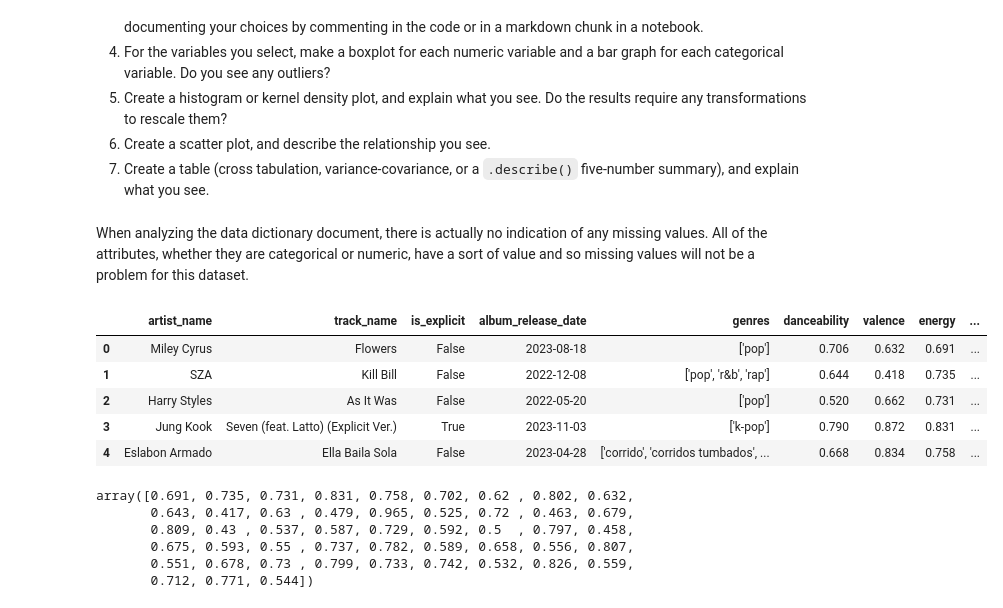
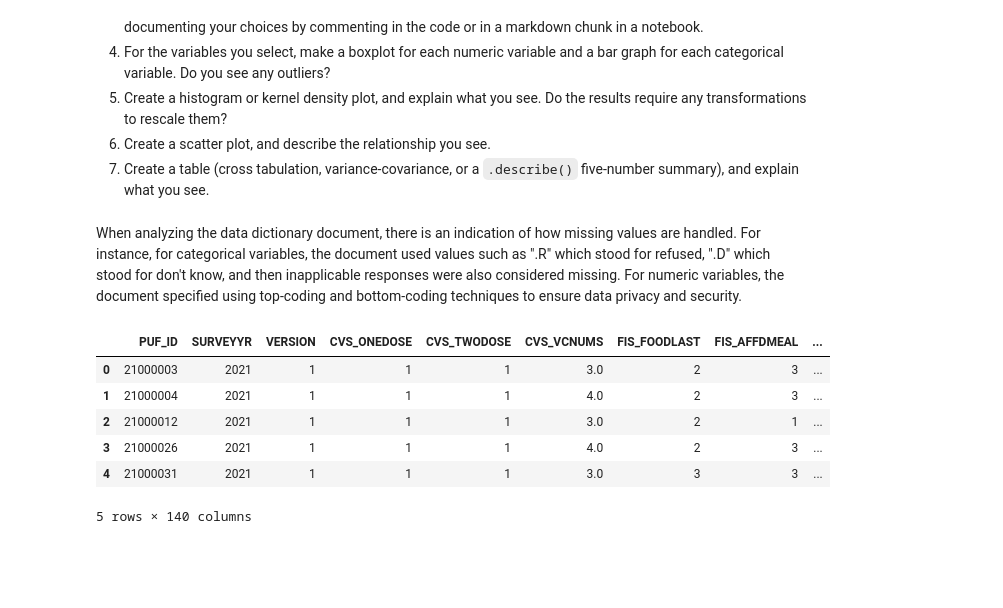
Before and after one commit to PavanVinja/visualization, a Jupyter notebook: assignment/assignment.ipynb, the cells around one changed output. Saved outputs shown, nothing was run; the diff lists cells and outputs as text; code cells hidden in the pictures; blank space fills up the shorter version.

```diff
--- a/assignment/assignment.ipynb
+++ b/assignment/assignment.ipynb
@@ -224,25 +224,16 @@ For some context, the Federal government ultimately spent about $4.4 trillion in
 6. Create a histogram or kernel density plot, and explain what you see. Do the results require any transformations to rescale them?
 7. Create a scatter plot, and describe the relationship you see.
 8. Create a table (cross tabulation, variance-covariance, or a `.describe()` five-number summary), and explain what you see.
-# %% [markdown]
-When analyzing the data dictionary document, there is actually no indication of any missing values. All of the attributes, whether they are categorical or numeric, have a sort of value and so missing values will not be a problem for this dataset.
+# %% [markdown]
+When analyzing the data dictionary document, there is an indication of how missing values are handled. For instance, for categorical variables, the document used values such as ".R" which stood for refused, ".D" which stood for don't know, and then inapplicable responses were also considered missing. For numeric variables, the document specified using top-coding and bottom-coding techniques to ensure data privacy and security.
 # %%
-df = pd.read_csv('./sample_data/top_50_2023.csv')
+df = pd.read_csv('./sample_data/puf2021_3_summer.csv')
 df.head()
 # %% [output]
-|  | artist_name | track_name | is_explicit | album_release_date | genres | danceability | valence | energy | ... |
-| 0 | Miley Cyrus | Flowers | False | 2023-08-18 | ['pop'] | 0.706 | 0.632 | 0.691 | ... |
-| 1 | SZA | Kill Bill | False | 2022-12-08 | ['pop', 'r&b', 'rap'] | 0.644 | 0.418 | 0.735 | ... |
-| 2 | Harry Styles | As It Was | False | 2022-05-20 | ['pop'] | 0.520 | 0.662 | 0.731 | ... |
-| 3 | Jung Kook | Seven (feat. Latto) (Explicit Ver.) | True | 2023-11-03 | ['k-pop'] | 0.790 | 0.872 | 0.831 | ... |
-| 4 | Eslabon Armado | Ella Baila Sola | False | 2023-04-28 | ['corrido', 'corridos tumbados', ... | 0.668 | 0.834 | 0.758 | ... |
+|  | PUF_ID | SURVEYYR | VERSION | CVS_ONEDOSE | CVS_TWODOSE | CVS_VCNUMS | FIS_FOODLAST | FIS_AFFDMEAL | ... |
+| 0 | 21000003 | 2021 | 1 | 1 | 1 | 3.0 | 2 | 3 | ... |
+| 1 | 21000004 | 2021 | 1 | 1 | 1 | 4.0 | 2 | 3 | ... |
+| 2 | 21000012 | 2021 | 1 | 1 | 1 | 3.0 | 2 | 1 | ... |
+| 3 | 21000026 | 2021 | 1 | 1 | 1 | 4.0 | 2 | 3 | ... |
+| 4 | 21000031 | 2021 | 1 | 1 | 1 | 3.0 | 3 | 3 | ... |
+5 rows × 140 columns
-# %%
-liveness = df['energy'] #numerical variables do not need to be cleaned
-liveness.unique()
-# %% [output]
-array([0.691, 0.735, 0.731, 0.831, 0.758, 0.702, 0.62 , 0.802, 0.632,
-       0.643, 0.417, 0.63 , 0.479, 0.965, 0.525, 0.72 , 0.463, 0.679,
-       0.809, 0.43 , 0.537, 0.587, 0.729, 0.592, 0.5  , 0.797, 0.458,
-       0.675, 0.593, 0.55 , 0.737, 0.782, 0.589, 0.658, 0.556, 0.807,
-       0.551, 0.678, 0.73 , 0.799, 0.733, 0.742, 0.532, 0.826, 0.559,
-       0.712, 0.771, 0.544])
```
Also changed, not shown: parts of 27 cells of this notebook.
